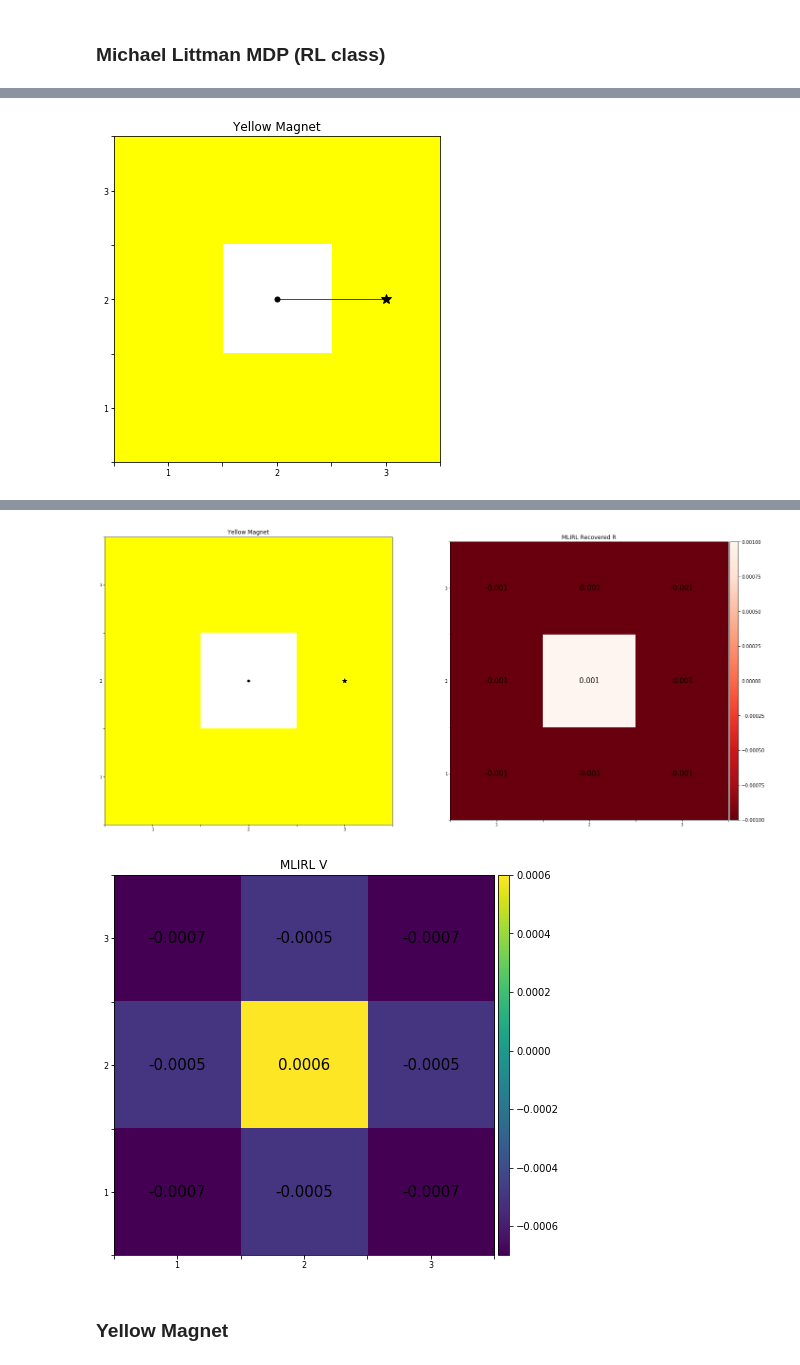
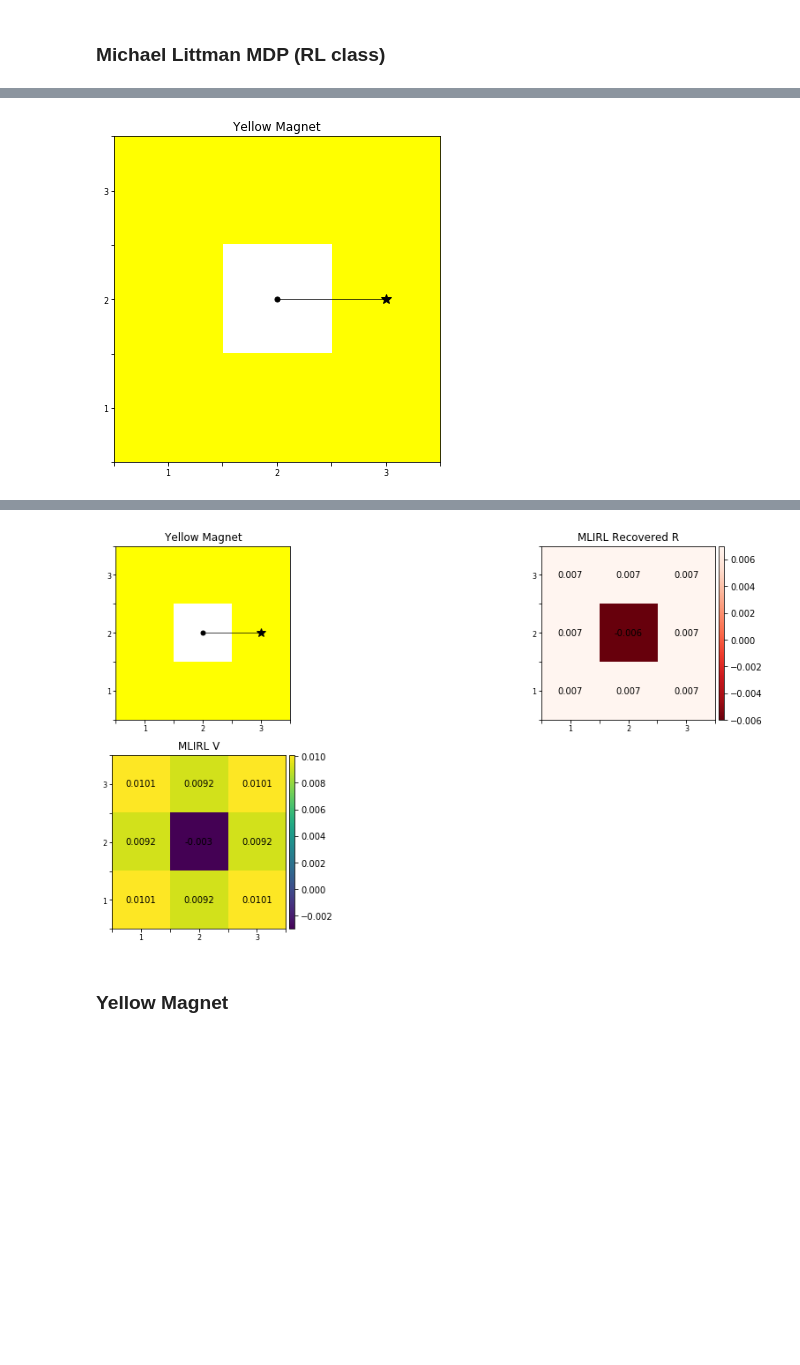
Before and after one commit to yrevar/inverse_rl, a Jupyter notebook: irl/mlirl/MLIRL.ipynb, the cells around one changed output, grey strips where cells are left out. Cells and saved outputs as stored; diff of their text form; code cells hidden in the pictures; blank space fills up the shorter version.

Commit message:
MLIRL draft

```diff
--- a/irl/mlirl/MLIRL.ipynb
+++ b/irl/mlirl/MLIRL.ipynb
@@ -128,12 +128,17 @@ def map_v_to_grid(states, V, nvmdp):
 
 def MLIRL_experiment(irl_problem, mlirl_params, disp_grid=True, disp_results=True, figsize=(10,10), print_interval=1):
 
+    if "goal_locs" not in irl_problem:
+        irl_problem["goal_locs"] = []
+        irl_problem["goal_types"] = []
+        irl_problem["goal_types"] = []
+
     # Navigation MDP with no goals
     nvmdp = NavigationMDP(width=irl_problem["width"], height=irl_problem["height"],
                           living_cell_types=irl_problem["cell_types"],
                           living_cell_rewards=[0]*len(irl_problem["cell_types"]),
                           living_cell_distribution="manual",
-                          living_cell_locs= irl_problem["cell_locs"],
+                          living_cell_locs=irl_problem["cell_locs"],
                           goal_cell_locs=irl_problem["goal_locs"],
                           goal_cell_types=irl_problem["goal_types"],
                           goal_cell_rewards=[0]*len(irl_problem["goal_types"]))
@@ -164,17 +169,16 @@ def MLIRL_experiment(irl_problem, mlirl_params, disp_grid=True, disp_results=Tru
         display_irl_results(nvmdp, irl_problem["traj_states"], R, V_grid, title, figsize)
     return dict(w=w, R=R, Pi=Pi, V=V, Q=Q, nvmdp=nvmdp, phi=phi, phi_loc=phi_loc, V_grid=V_grid)
 
-def display_irl_results(nvmdp, tau_s, recovered_R, V=None, title="", rewards_cmap=None, figsize=(24,14)):
+def display_irl_results(nvmdp, tau_s, recovered_R, V=None, title="", rewards_cmap=None, figsize=(16,8)):
 
     plt.figure(figsize=figsize)
-    nvmdp.visualize_grid(nvmdp.state_space, new_fig=False, subplot_str="121", trajectories=tau_s,
+    nvmdp.visualize_grid(nvmdp.state_space, new_fig=False, subplot_str="221", trajectories=tau_s,
                          state_space_cmap=True, show_colorbar=False, end_marker="*k", title=title)
-    nvmdp.visualize_grid(recovered_R, new_fig=False, subplot_str="122", cmap=rewards_cmap, state_space_cmap=False,
-                         show_colorbar=True, text_values=recovered_R, text_size=15, title="MLIRL Recovered R")
+    nvmdp.visualize_grid(recovered_R, new_fig=False, subplot_str="222", cmap=rewards_cmap, state_space_cmap=False,
+                         show_colorbar=True, text_values=recovered_R, text_size=10, title="MLIRL Recovered R")
     if V is not None:
-        plt.figure(figsize=(figsize[0],int(1*figsize[1]/2)))
-        nvmdp.visualize_grid(V, new_fig=False, state_space_cmap=False, show_colorbar=True,
-                             text_values=V, text_size=15, title="MLIRL V")
+        #plt.figure(figsize=(figsize[0],int(1*figsize[1]/2)))
+        nvmdp.visualize_grid(V, new_fig=False, subplot_str="223", state_space_cmap=False, show_colorbar=True, text_values=V, text_size=10, title="MLIRL V")
 # %% [markdown]
 ### Michael Littman MDP (RL class)
 # %%
@@ -206,9 +221,9 @@ KeyError: 'goal_locs'
 # %%
 mlirl_params = dict(
-    n_iter = 20,
+    n_iter = 5,
     n_vi_iter = 50,
     dtype = torch.float,
-    gamma = 0.95,
+    gamma = 0.30,
     boltzmann_beta = 1.,
     optimizer_fn = lambda params: optim.SGD(params, lr=0.01, momentum=0.9, weight_decay=1.)
 )
@@ -248,6 +254,5 @@ Iter: 0019, loss: 00001.386294, w: [+0.00105841 -0.00015951], dw: [-0.000290492
 Done.
-[figure, old version]
+[figure, new version]
-[figure, removed]
 # %% [markdown]
 ### Yellow Magnet
 # %%
```
Also changed, not shown: parts of 26 cells of this notebook.
